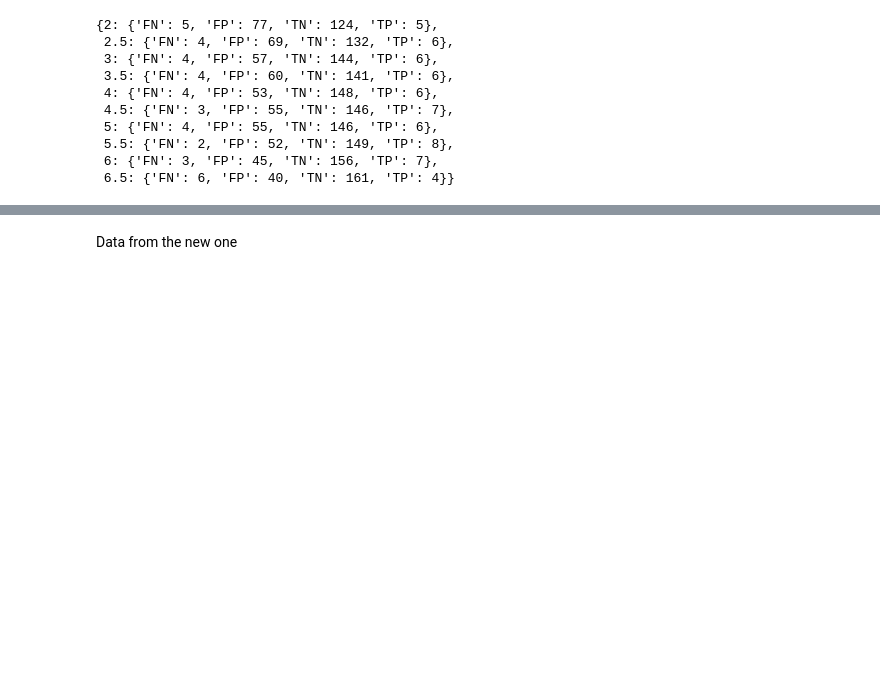
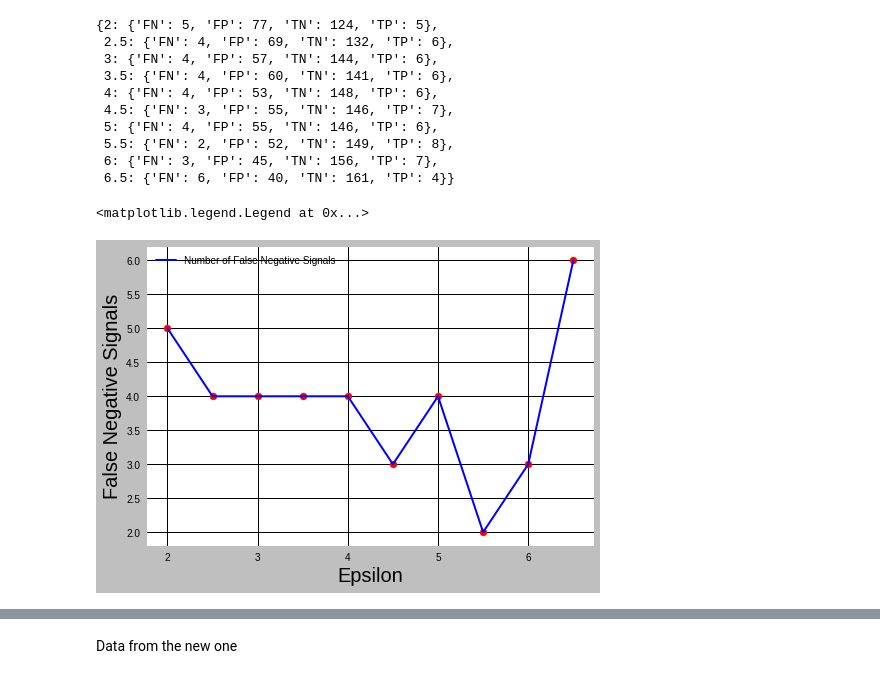
Before and after one commit to snpushpi/Covid19_Contact_tracing_repo_beta, a Jupyter notebook: Data_Analysis.ipynb, the cells around one changed output, grey strips where cells are left out. Cells and saved outputs as stored; diff of their text form; code cells hidden in the pictures; blank space fills up the shorter version.

```diff
--- a/Data_Analysis.ipynb
+++ b/Data_Analysis.ipynb
@@ -58,3 +58,34 @@ eps_num_data_list
  5.5: {'FN': 2, 'FP': 52, 'TN': 149, 'TP': 8},
  6: {'FN': 3, 'FP': 45, 'TN': 156, 'TP': 7},
  6.5: {'FN': 6, 'FP': 40, 'TN': 161, 'TP': 4}}
+# %%
+epsilon_list = [2,2.5,3,3.5,4,4.5,5,5.5,6,6.5]
+FN_list =[]
+FP_list =[]
+TN_list =[]
+TP_list =[]
+for eps in epsilon_list:
+    FN_list.append(eps_num_data_list[eps]['FN'])
+    FP_list.append(eps_num_data_list[eps]['FP'])
+    TN_list.append(eps_num_data_list[eps]['TN'])
+    TP_list.append(eps_num_data_list[eps]['TP'])
+# %%
+fig = plt.figure()
+plt.clf()
+plt.xlabel('Epsilon')
+plt.ylabel('False Negative Signals')
+plt.plot(epsilon_list, FN_list,'b', label = 'Number of False Negative Signals')
+plt.scatter(epsilon_list, FN_list,c='r')
+mpl.rcParams['lines.linewidth'] = 2
+mpl.rcParams['boxplot.showbox'] = True
+mpl.rcParams['axes.titlesize']=24
+mpl.rcParams['axes.labelsize']=20
+mpl.rcParams['lines.linewidth']=2
+mpl.rcParams['xtick.labelsize']=10
+mpl.rcParams['ytick.labelsize']=10
+#mpl.rcParams.keys()
+plt.style.use(['grayscale'])
+plt.legend()
+# %% [output]
+<matplotlib.legend.Legend at 0x...>
+[figure, added]
```
Also changed, not shown: parts of 8 cells of this notebook.
